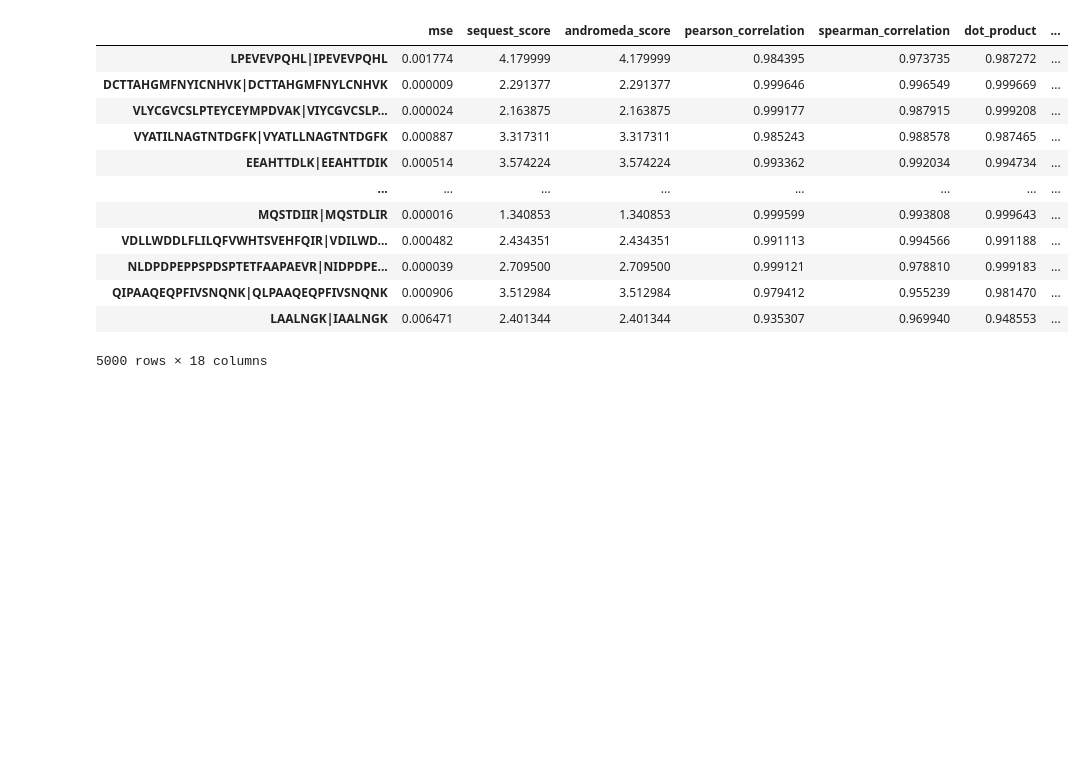
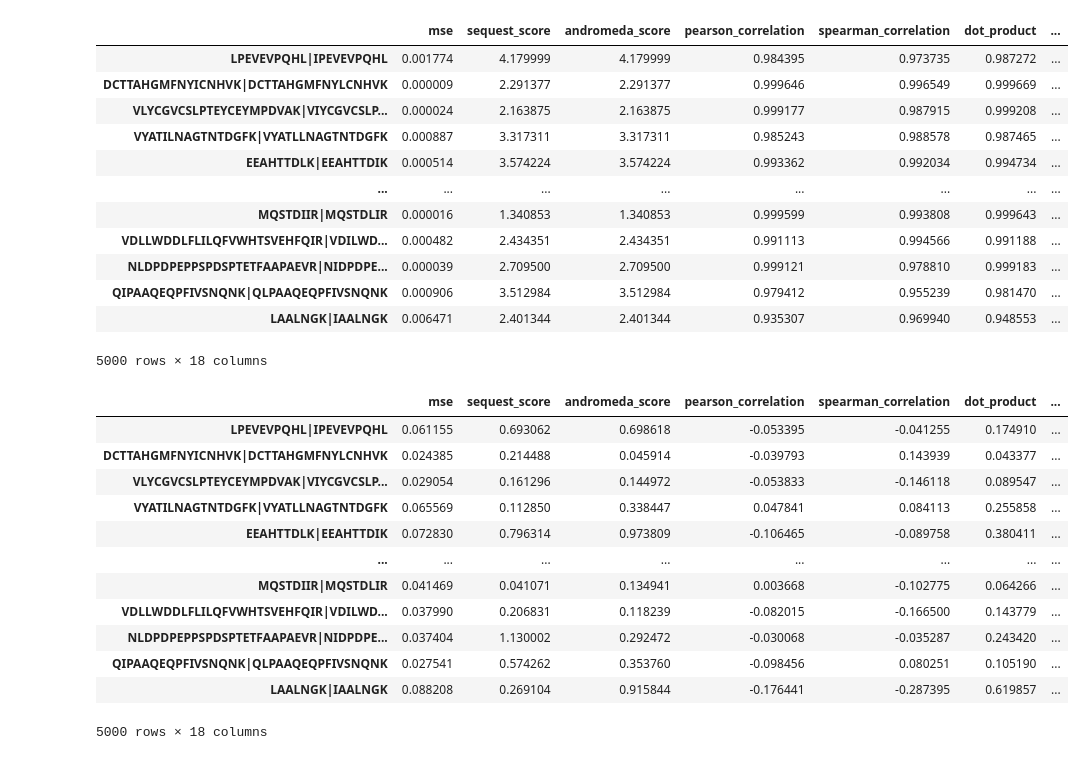
Before and after one commit to jlapin1/spectral_similarity, a Jupyter notebook: notebooks/theoretical_dist.ipynb, the cells around one changed output. Drawn from its saved outputs; the diff is of its cells as text; code cells hidden in the pictures; blank space fills up the shorter version.

```diff
--- a/notebooks/theoretical_dist.ipynb
+++ b/notebooks/theoretical_dist.ipynb
@@ -40,8 +40,8 @@ peptides_switched = np.array([switch_first_il(peptide) for peptide in peptides])
 peptides = np.array(peptides)
 # %%
 print(peptides_switched)
-peptides_switch_predictions = obtain_predictions_pairs(peptides_switched[0:5000], switched=False)
-peptides_predictions = obtain_predictions_pairs(peptides[0:5000], switched=True)
+peptides_switch_predictions = obtain_predictions_pairs(peptides_switched[0:50000], switched=False)
+peptides_predictions = obtain_predictions_pairs(peptides[0:50000], switched=True)
 # %% [output]
 ['IPEVEVPQHL' 'DCTTAHGMFNYLCNHVK' 'VIYCGVCSLPTEYCEYMPDVAK' ...
  'EIEFSMAVGNLISELVR' 'SDSFITFAPSVLSK' 'EINCTAR']
@@ -126,3 +136,65 @@ score_df
 | QIPAAQEQPFIVSNQNK|QLPAAQEQPFIVSNQNK | 0.000906 | 3.512984 | 3.512984 | 0.979412 | 0.955239 | 0.981470 | ... |
 | LAALNGK|IAALNGK | 0.006471 | 2.401344 | 2.401344 | 0.935307 | 0.969940 | 0.948553 | ... |
 5000 rows × 18 columns
+# %%
+def swap_two(arr):
+    idx1, idx2 = np.random.choice(len(arr), 2, replace=False)
+    arr[idx1], arr[idx2] = arr[idx2], arr[idx1]
+    return arr
+
+peptide_dict_randomized = {}
+for i in set(peptides_predictions["ID"]):
+    score_dict = {}
+
+    selected_peptide = peptides_predictions[peptides_predictions["ID"] == i]
+    selected_peptide_switched = peptides_switch_predictions[
+        peptides_switch_predictions["ID"] == i
+    ]
+
+    common_annotations = set(selected_peptide["annotation"]).intersection(
+        selected_peptide_switched["annotation"]
+    )
+
+    selected_peptide = selected_peptide[
+        selected_peptide["annotation"].isin(common_annotations)
+    ].copy()
+    selected_peptide_switched = selected_peptide_switched[
+        selected_peptide_switched["annotation"].isin(common_annotations)
+    ].copy()
+
+    for key in keys:
+        inp = {
+            "intensity1": np.random.permutation(selected_peptide["intensities"].to_numpy()),
+            "intensity2": selected_peptide_switched["intensities"].to_numpy(),
+            "mz1": selected_peptide["mz"].to_numpy(),
+            "mz2": selected_peptide_switched["mz"].to_numpy(),
+            "diagnostic_mz": np.array([]),
+            "mz": selected_peptide["mz"].to_numpy(),
+        }
+
+        score = getattr(M, key)(**inp)
+
+        score_dict[key] = score
+
+    peptide_dict_randomized[
+        selected_peptide["peptide_sequences"].iloc[0]
+        + "|"
+        + selected_peptide_switched["peptide_sequences"].iloc[0]
+    ] = score_dict
+
+score_df_randomized = pd.DataFrame(peptide_dict_randomized).T
+score_df_randomized
+# %% [output]
+|  | mse | sequest_score | andromeda_score | pearson_correlation | spearman_correlation | dot_product | ... |
+| LPEVEVPQHL|IPEVEVPQHL | 0.061155 | 0.693062 | 0.698618 | -0.053395 | -0.041255 | 0.174910 | ... |
+| DCTTAHGMFNYICNHVK|DCTTAHGMFNYLCNHVK | 0.024385 | 0.214488 | 0.045914 | -0.039793 | 0.143939 | 0.043377 | ... |
+| VLYCGVCSLPTEYCEYMPDVAK|VIYCGVCSLP... | 0.029054 | 0.161296 | 0.144972 | -0.053833 | -0.146118 | 0.089547 | ... |
+| VYATILNAGTNTDGFK|VYATLLNAGTNTDGFK | 0.065569 | 0.112850 | 0.338447 | 0.047841 | 0.084113 | 0.255858 | ... |
+| EEAHTTDLK|EEAHTTDIK | 0.072830 | 0.796314 | 0.973809 | -0.106465 | -0.089758 | 0.380411 | ... |
+| ... | ... | ... | ... | ... | ... | ... | ... |
+| MQSTDIIR|MQSTDLIR | 0.041469 | 0.041071 | 0.134941 | 0.003668 | -0.102775 | 0.064266 | ... |
+| VDLLWDDLFLILQFVWHTSVEHFQIR|VDILWD... | 0.037990 | 0.206831 | 0.118239 | -0.082015 | -0.166500 | 0.143779 | ... |
+| NLDPDPEPPSPDSPTETFAAPAEVR|NIDPDPE... | 0.037404 | 1.130002 | 0.292472 | -0.030068 | -0.035287 | 0.243420 | ... |
+| QIPAAQEQPFIVSNQNK|QLPAAQEQPFIVSNQNK | 0.027541 | 0.574262 | 0.353760 | -0.098456 | 0.080251 | 0.105190 | ... |
+| LAALNGK|IAALNGK | 0.088208 | 0.269104 | 0.915844 | -0.176441 | -0.287395 | 0.619857 | ... |
+5000 rows × 18 columns
```
Also changed, not shown: parts of 2 cells of this notebook.
